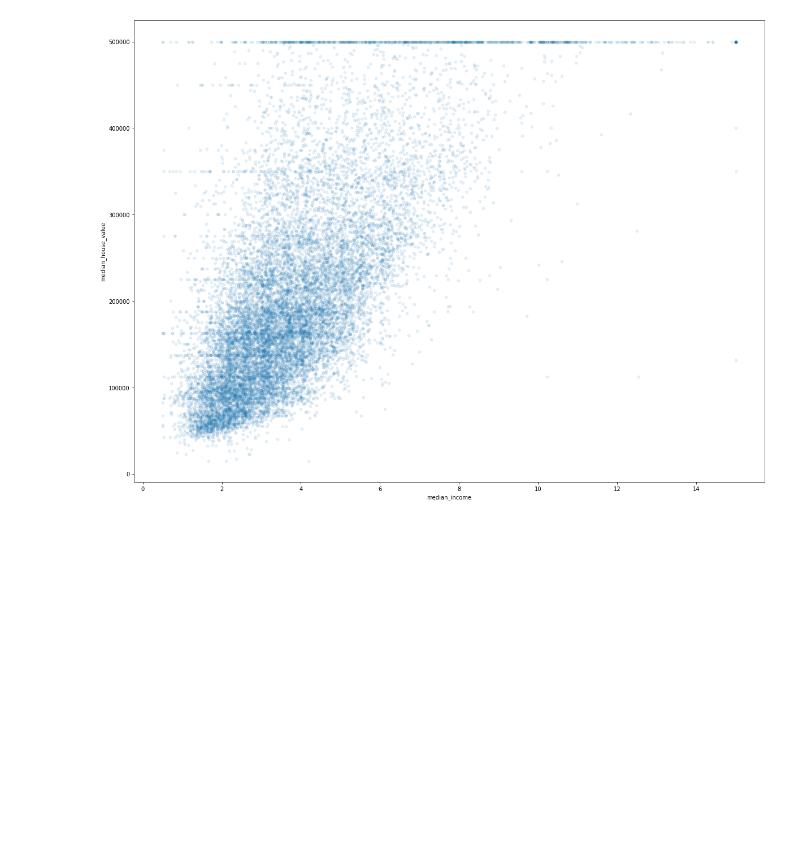
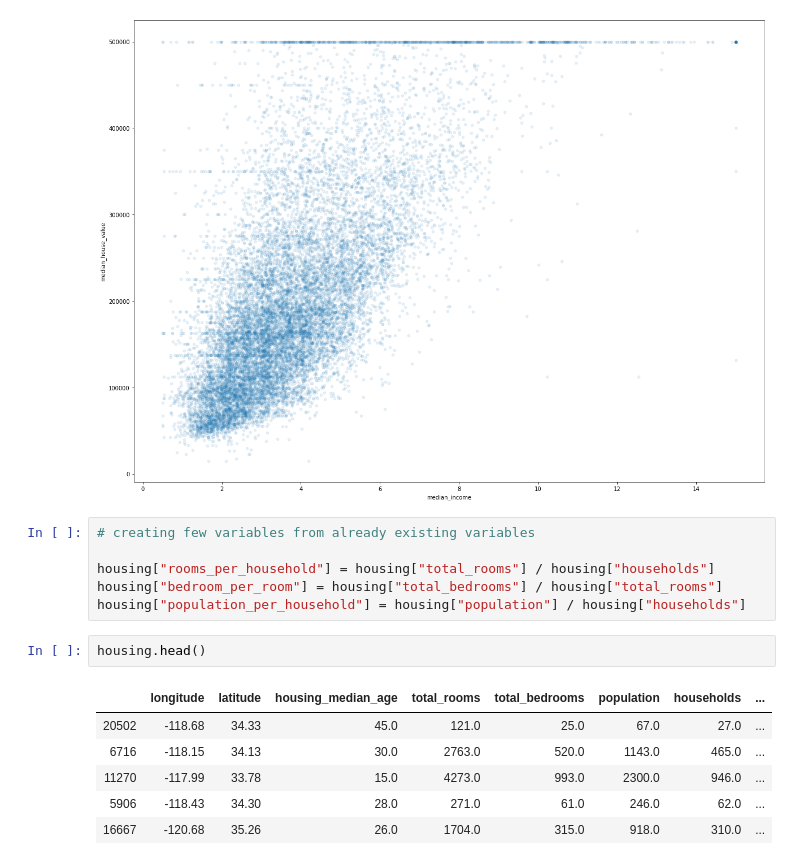
Before and after one commit to bthakr1/tensorflow, a Jupyter notebook: download.ipynb, the cells around one changed output. Saved outputs shown, nothing was run; the diff lists cells and outputs as text; blank space fills up the shorter version.

Commit message:
added new variables and created correlation matrix

```diff
--- a/download.ipynb
+++ b/download.ipynb
@@ -235,3 +235,18 @@ housing.plot(kind="scatter", x = "median_income", y = "median_house_value", alph
 # %% [output]
 <matplotlib.axes._subplots.AxesSubplot at 0x...>
 [figure]
+# %%
+# creating few variables from already existing variables
+
+housing["rooms_per_household"] = housing["total_rooms"] / housing["households"]
+housing["bedroom_per_room"] = housing["total_bedrooms"] / housing["total_rooms"]
+housing["population_per_household"] = housing["population"] / housing["households"]
+# %%
+housing.head()
+# %% [output]
+|  | longitude | latitude | housing_median_age | total_rooms | total_bedrooms | population | households | ... |
+| 20502 | -118.68 | 34.33 | 45.0 | 121.0 | 25.0 | 67.0 | 27.0 | ... |
+| 6716 | -118.15 | 34.13 | 30.0 | 2763.0 | 520.0 | 1143.0 | 465.0 | ... |
+| 11270 | -117.99 | 33.78 | 15.0 | 4273.0 | 993.0 | 2300.0 | 946.0 | ... |
+| 5906 | -118.43 | 34.30 | 28.0 | 271.0 | 61.0 | 246.0 | 62.0 | ... |
+| 16667 | -120.68 | 35.26 | 26.0 | 1704.0 | 315.0 | 918.0 | 310.0 | ... |
```
Also changed, not shown: parts of 1 cell of this notebook.
